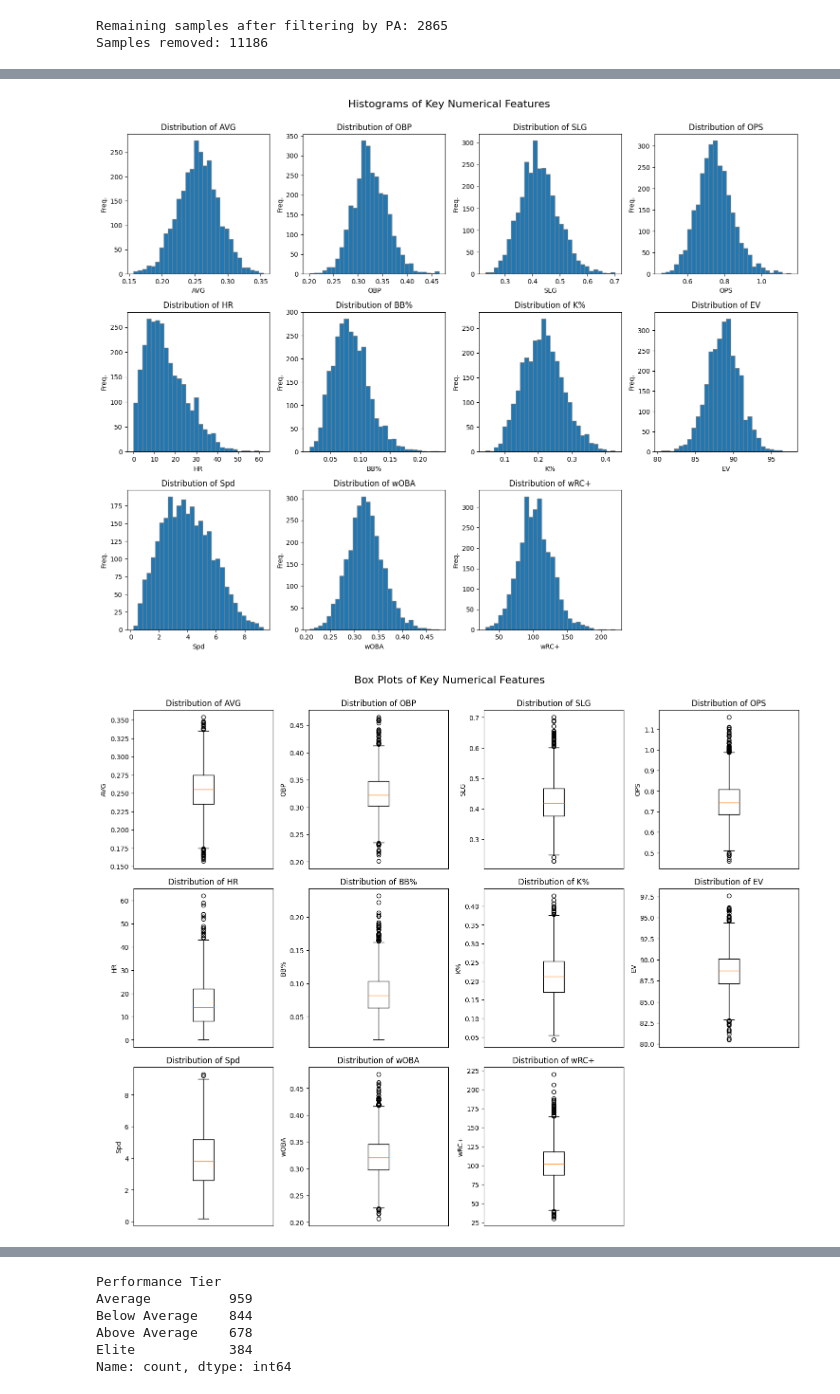
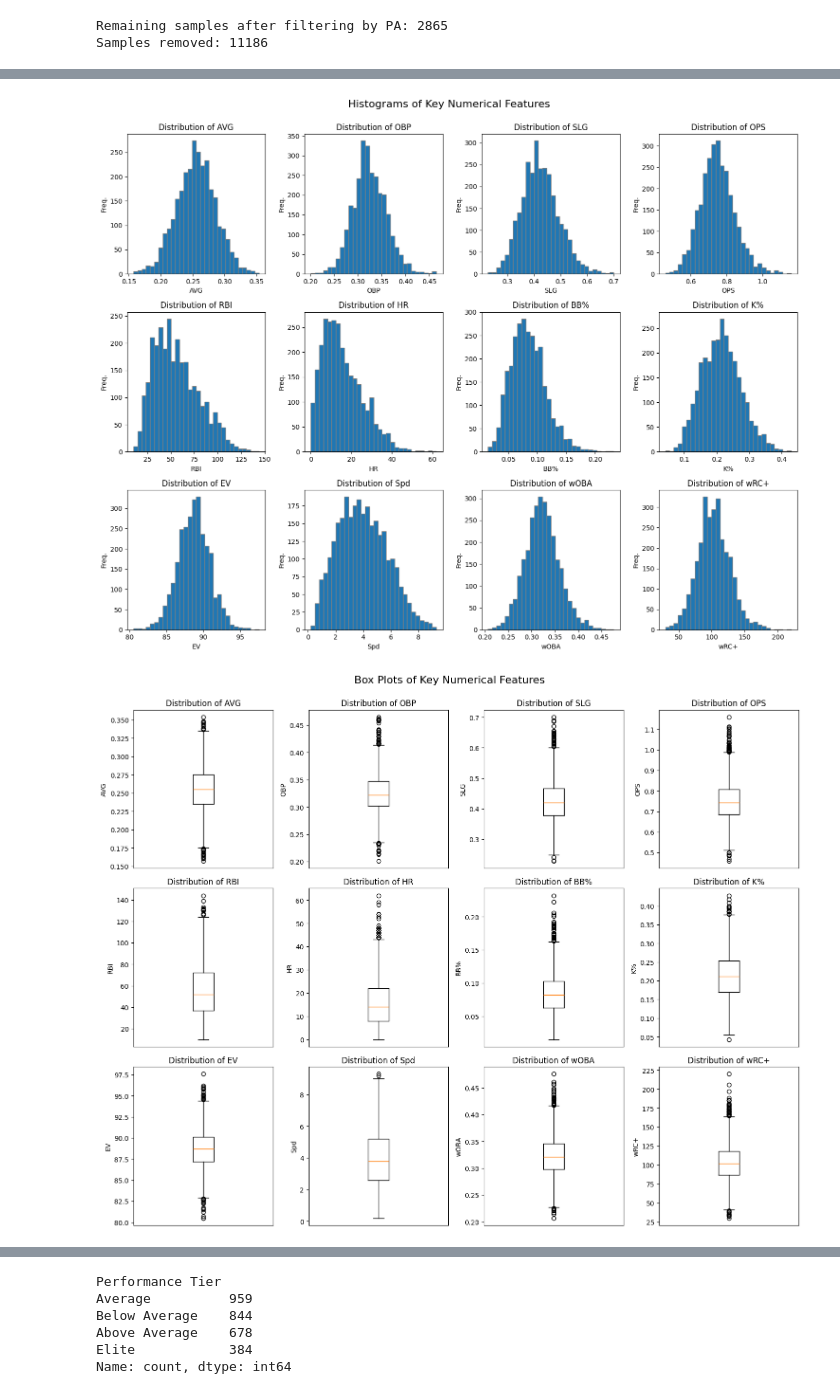
Before and after one commit to ichiro-wang/mlb-batting-analysis, a Jupyter notebook: notebooks/eda_and_preprocess.ipynb, the cells around one changed output, grey strips where cells are left out. Saved outputs shown, nothing was run; the diff lists cells and outputs as text; code cells hidden in the pictures.

```diff
--- a/notebooks/eda_and_preprocess.ipynb
+++ b/notebooks/eda_and_preprocess.ipynb
@@ -212,7 +215,7 @@ Now that we've set our focus on regular batters, we will take a look at the dist
 | **wOBA** | Weighted On-Base Average | Like OBP in structure but assigns realistic weights to each outcome for a truer measure of offensive value. |
 | **wRC+** | Weighted Runs Created Plus | Overall offensive value vs. league average (100 = average; 120 = 20% above average). |
 # %%
-key_stats = ["AVG", "OBP", "SLG", "OPS", "HR", "BB%", "K%", "EV", "Spd", "wOBA", "wRC+"]
+key_stats = ["AVG", "OBP", "SLG", "OPS", "RBI", "HR", "BB%", "K%", "EV", "Spd", "wOBA", "wRC+"]
 
 # histograms
 fig, axs = plt.subplots(3, 4, figsize=(15, 12))
@@ -223,34 +226,34 @@ for i, stat in enumerate(key_stats):
     axs[i].set_title(f"Distribution of {stat}")
     axs[i].set_xlabel(stat)
     axs[i].set_ylabel("Freq.")
 
 # hide remaining axes
 for ax in axs[len(key_stats) :]:
     ax.set_visible(False)
 
 plt.suptitle("Histograms of Key Numerical Features", fontsize=16)
 plt.tight_layout(rect=[0, 0, 1, 0.98])
 plt.show()
 
 # box plots
 fig, axs = plt.subplots(3, 4, figsize=(15, 12))
 axs = axs.ravel()  # flatten to 1D array
 
 for i, stat in enumerate(key_stats):
     axs[i].boxplot(data[stat])
     axs[i].set_title(f"Distribution of {stat}")
     axs[i].set_xticks([])
     axs[i].set_ylabel(stat)
 
 # hide remaining axes
 for ax in axs[len(key_stats) :]:
     ax.set_visible(False)
 
 plt.suptitle("Box Plots of Key Numerical Features", fontsize=16)
 plt.tight_layout(rect=[0, 0, 1, 0.98])
 plt.show()
 # %% [output]
-[figure, old version]
+[figure, new version]
-[figure, old version]
+[figure, new version]
 # %% [markdown]
 ## Visualizing Relationships
```
Also changed, not shown: parts of 12 cells of this notebook.
